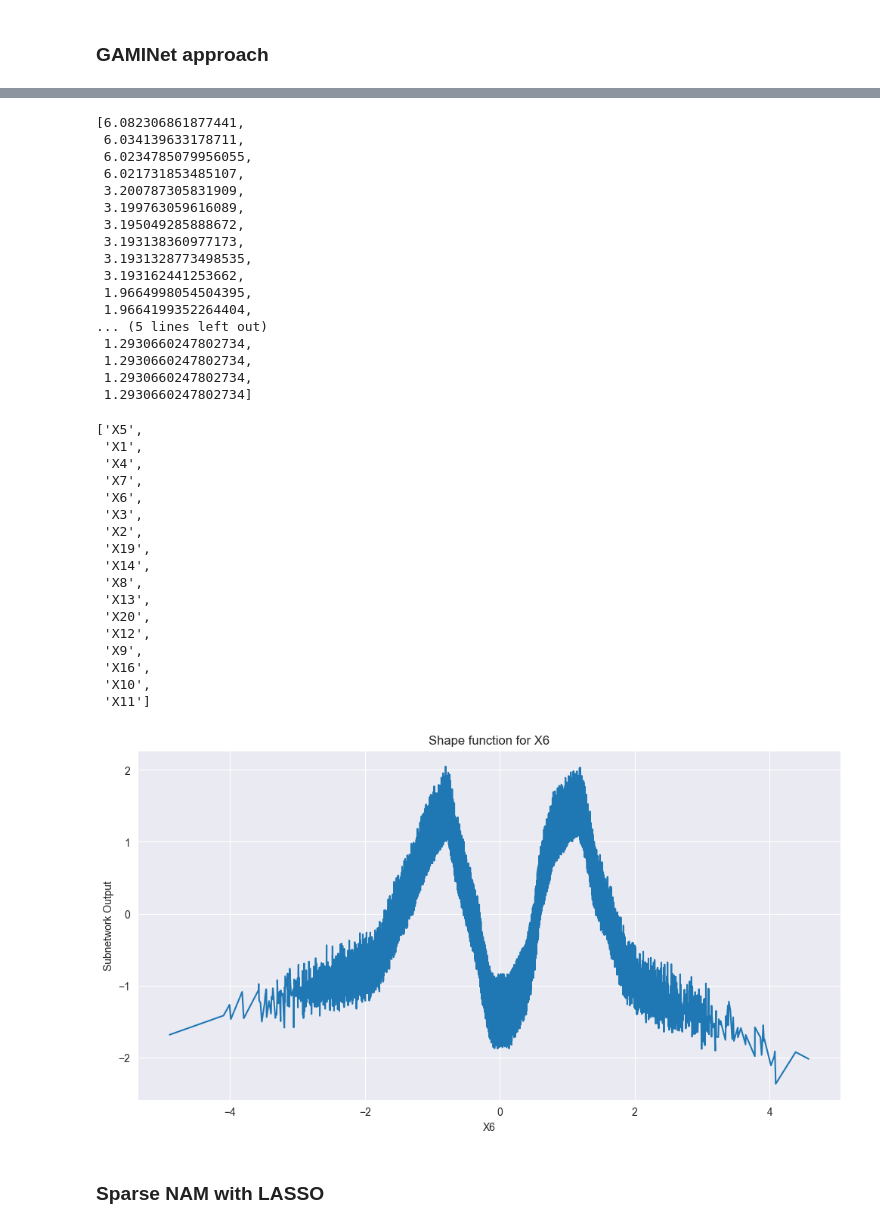
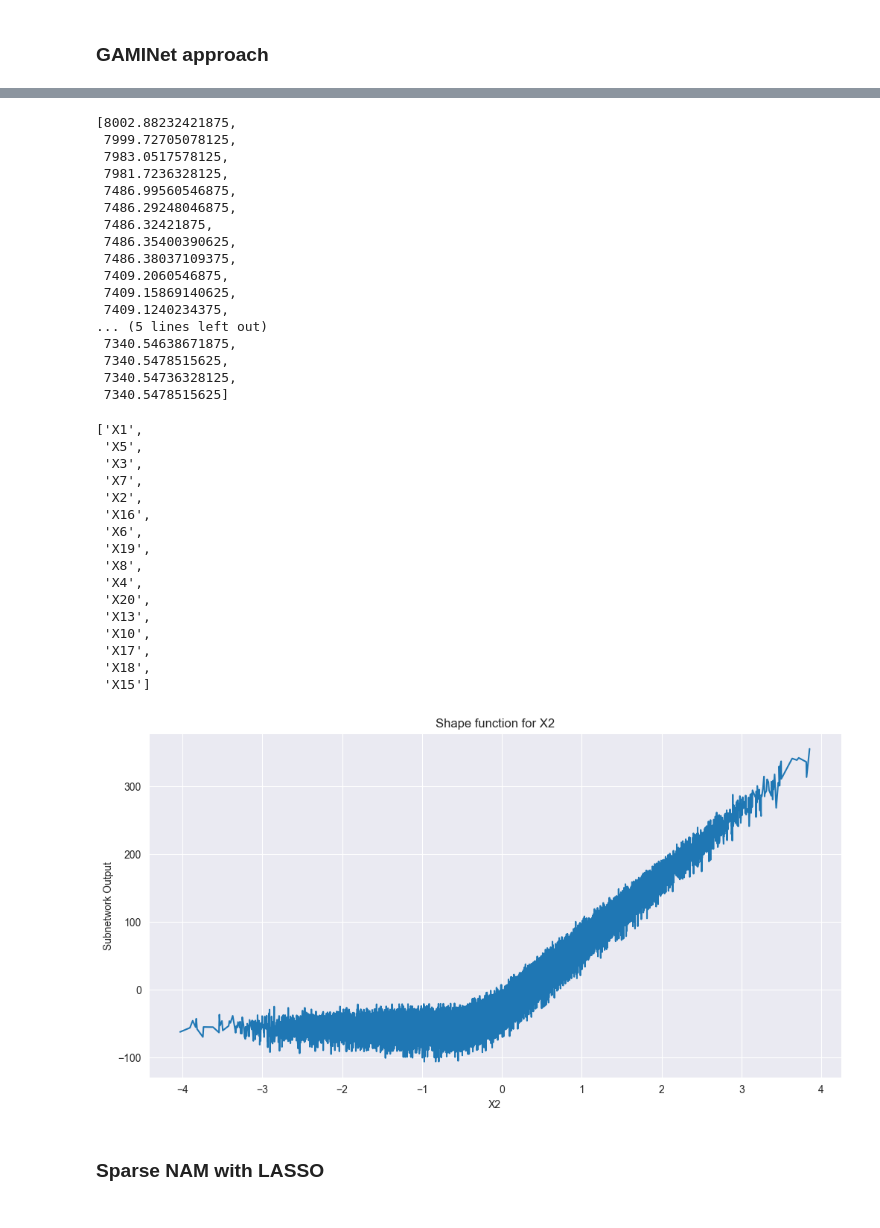
Before and after one commit to tupho289/Honours, a Jupyter notebook: sparsity.ipynb, the cells around one changed output, grey strips where cells are left out. Cells and saved outputs as stored; diff of their text form; code cells hidden in the pictures.

```diff
--- a/sparsity.ipynb
+++ b/sparsity.ipynb
@@ -189,7 +191,7 @@ for name in all_vars:
 
 # combine subnets' outputs
 subnets = Concatenate(name = f"subnet_output")(sub_outputs)
-output_layer = Dense(1, )(subnets)
+output_layer = Dense(1, activation = 'softplus')(subnets)
 
 # final model
 model_GAMI = Model(inputs = inputs, outputs = output_layer)
@@ -201,6 +205,7 @@ plot_model(model_GAMI, show_layer_names = True, show_shapes = True)
 # -------------------------- compile and train the model --------------------------
 # we will use a Gamma loss function
 def gamma_log_likelihood(y_true, y_pred):
+    y_pred = keras.ops.clip(y_pred, 1e-7, 1e30)
     return keras.ops.mean(y_true/y_pred - keras.ops.log(y_true/y_pred))
 
 # create training & validation data consistent with the model architecture
@@ -214,7 +219,7 @@ for i in range(len(X_train.columns)):
 model_GAMI.compile(optimizer = "adam", loss = gamma_log_likelihood, metrics = [RootMeanSquaredError()])
 es = EarlyStopping(restore_best_weights = True, patience = 10)
 
-%time hist_main = model_GAMI.fit(X_train_split, y_train, epochs = 1_000, \
-    callbacks = [es], validation_data = (X_val_split, y_val))
+%time hist_main = model_GAMI.fit(X_train_split, y_train, epochs = 5_000, \
+    callbacks = [es], batch_size = 500, validation_data = (X_val_split, y_val))
 # %% [output]
 Epoch 1/1000
@@ -291,23 +308,23 @@ for covariate in sorted_covariates:
 # Return the list of loss values
 loss_list
 # %% [output]
-[6.082306861877441,
- 6.034139633178711,
- 6.0234785079956055,
- 6.021731853485107,
- 3.200787305831909,
- 3.199763059616089,
- 3.195049285888672,
- 3.193138360977173,
- 3.1931328773498535,
- 3.193162441253662,
- 1.9664998054504395,
- 1.9664199352264404,
+[8002.88232421875,
+ 7999.72705078125,
+ 7983.0517578125,
+ 7981.7236328125,
+ 7486.99560546875,
+ 7486.29248046875,
+ 7486.32421875,
+ 7486.35400390625,
+ 7486.38037109375,
+ 7409.2060546875,
+ 7409.15869140625,
+ 7409.1240234375,
 ... (5 lines left out)
- 1.2930660247802734,
- 1.2930660247802734,
- 1.2930660247802734,
- 1.2930660247802734]
+ 7340.54638671875,
+ 7340.5478515625,
+ 7340.54736328125,
+ 7340.5478515625]
 # %%
 # -------------------------- select the model with the fewest variables --------------------------
 # Find the minimum loss
@@ -326,37 +343,36 @@ selected_variables = sorted_covariates[:i + 1]
 # Return the list of loss values and the selected variables
 selected_variables
 # %% [output]
-['X5',
- 'X1',
+['X1',
+ 'X5',
+ 'X3',
+ 'X7',
+ 'X2',
+ 'X16',
+ 'X6',
+ 'X19',
+ 'X8',
  'X4',
- 'X7',
- 'X6',
- 'X3',
- 'X2',
- 'X19',
- 'X14',
- 'X8',
+ 'X20',
  'X13',
- 'X20',
- 'X12',
- 'X9',
- 'X16',
  'X10',
- 'X11']
+ 'X17',
+ 'X18',
+ 'X15']
 # %%
 #-------------------------- view the shape function --------------------------
 # create the plot
-var_name = "X6"
+var_name = "X2"
 var_index = all_vars.index(var_name)
 plt.figure(figsize = (12, 6))
 sns.lineplot(x = X_train_split[var_index], y = subnet_output_values[:,var_index].flatten())
 plt.xlabel(f"{var_name}")
 plt.ylabel('Subnetwork Output')
 plt.title(f"Shape function for {var_name}")
 plt.grid(True)
 plt.show()
 # %% [output]
-[figure, old version]
+[figure, new version]
 # %% [markdown]
 ### Sparse NAM with LASSO
 # %%
```
Also changed, not shown: parts of 6 cells of this notebook, 4 other files.
